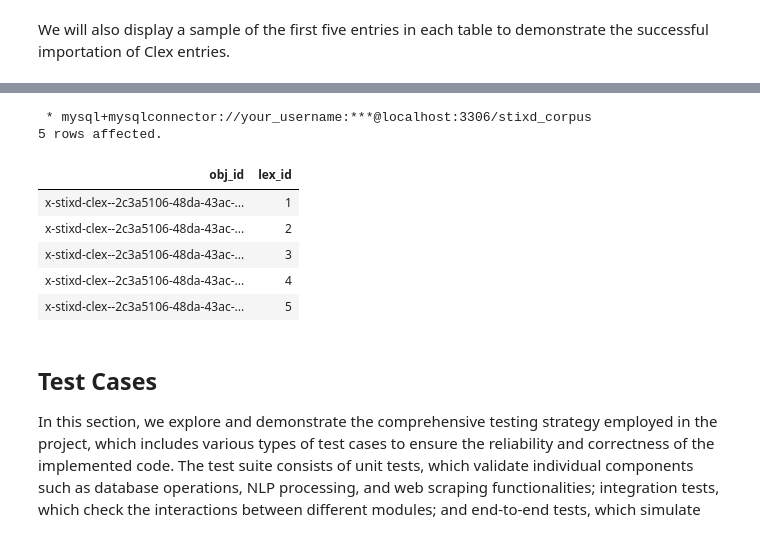
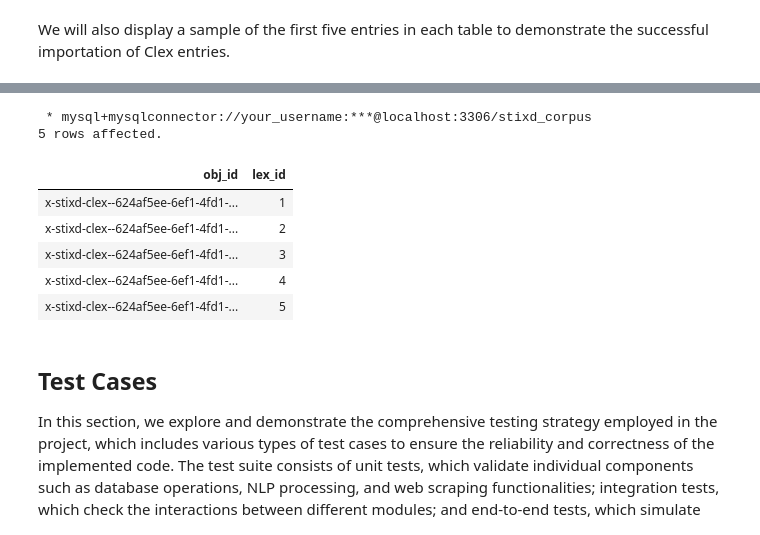
Before and after one commit to ciioprof0/stixd, a Jupyter notebook: ling508/demos/demo_clex_importer.ipynb, the cells around one changed output, grey strips where cells are left out. Saved outputs shown, nothing was run; the diff lists cells and outputs as text; code cells hidden in the pictures.

```diff
--- a/ling508/demos/demo_clex_importer.ipynb
+++ b/ling508/demos/demo_clex_importer.ipynb
@@ -215,15 +217,15 @@ SELECT * FROM stixd_corpus.stix_objects LIMIT 5;
 # %%
-%%sql
-SELECT * FROM stixd_corpus.obj_lex_jt LIMIT 5;
+# Display the first 5 rows of the obj_lex_jt junction table
+%sql SELECT * FROM stixd_corpus.obj_lex_jt LIMIT 5;
 # %% [output]
  * mysql+mysqlconnector://your_username:***@localhost:3306/stixd_corpus
 5 rows affected.
 | obj_id | lex_id |
-| x-stixd-clex--2c3a5106-48da-43ac-... | 1 |
-| x-stixd-clex--2c3a5106-48da-43ac-... | 2 |
-| x-stixd-clex--2c3a5106-48da-43ac-... | 3 |
-| x-stixd-clex--2c3a5106-48da-43ac-... | 4 |
-| x-stixd-clex--2c3a5106-48da-43ac-... | 5 |
+| x-stixd-clex--624af5ee-6ef1-4fd1-... | 1 |
+| x-stixd-clex--624af5ee-6ef1-4fd1-... | 2 |
+| x-stixd-clex--624af5ee-6ef1-4fd1-... | 3 |
+| x-stixd-clex--624af5ee-6ef1-4fd1-... | 4 |
+| x-stixd-clex--624af5ee-6ef1-4fd1-... | 5 |
 # %% [markdown]
 ## Test Cases
 
```
Also changed, not shown: parts of 25 cells of this notebook.
